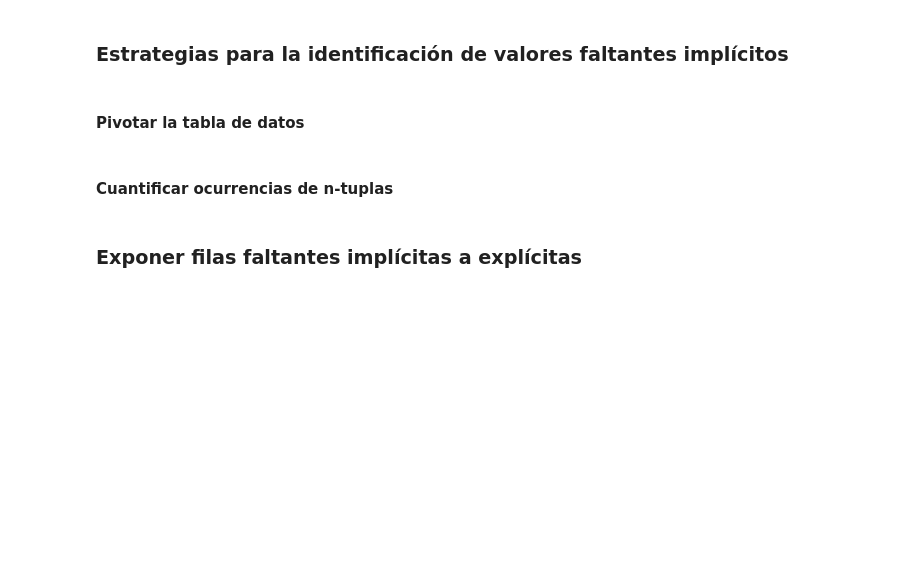
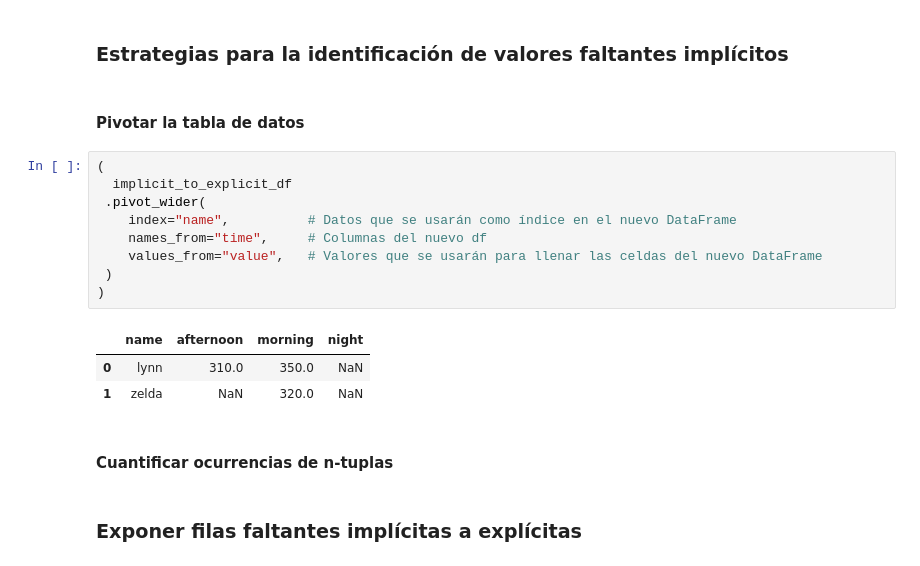
Before and after one commit to fcisnerosr/datos_faltantes, a Jupyter notebook: curso-datos-faltantes-main/jupyter/live-exploration-missing-values.ipynb, the cells around one changed output. Saved outputs shown, nothing was run; the diff lists cells and outputs as text; blank space fills up the shorter version.

```diff
--- a/curso-datos-faltantes-main/jupyter/live-exploration-missing-values.ipynb
+++ b/curso-datos-faltantes-main/jupyter/live-exploration-missing-values.ipynb
@@ -745,6 +789,19 @@ implicit_to_explicit_df
 ### Estrategias para la identificación de valores faltantes implícitos
 # %% [markdown]
 #### Pivotar la tabla de datos
+# %%
+(
+  implicit_to_explicit_df
+ .pivot_wider(
+    index="name",          # Datos que se usarán como índice en el nuevo DataFrame
+    names_from="time",     # Columnas del nuevo df
+    values_from="value",   # Valores que se usarán para llenar las celdas del nuevo DataFrame
+ )
+)
+# %% [output]
+|  | name | afternoon | morning | night |
+| 0 | lynn | 310.0 | 350.0 | NaN |
+| 1 | zelda | NaN | 320.0 | NaN |
 # %% [markdown]
 #### Cuantificar ocurrencias de n-tuplas
 # %% [markdown]
```
Also changed, not shown: parts of 12 cells of this notebook.
